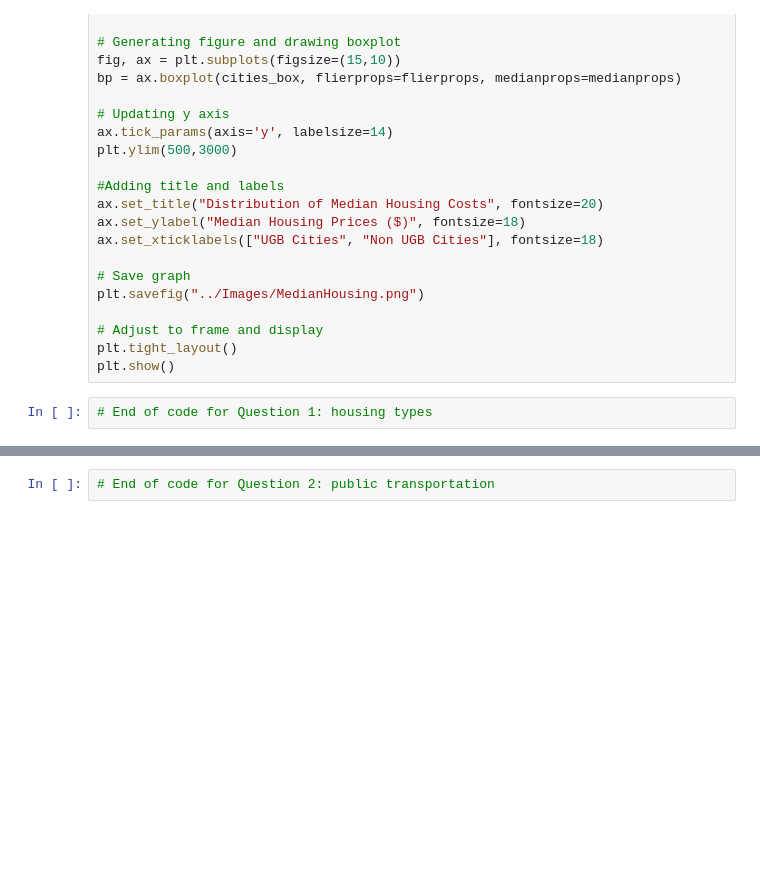
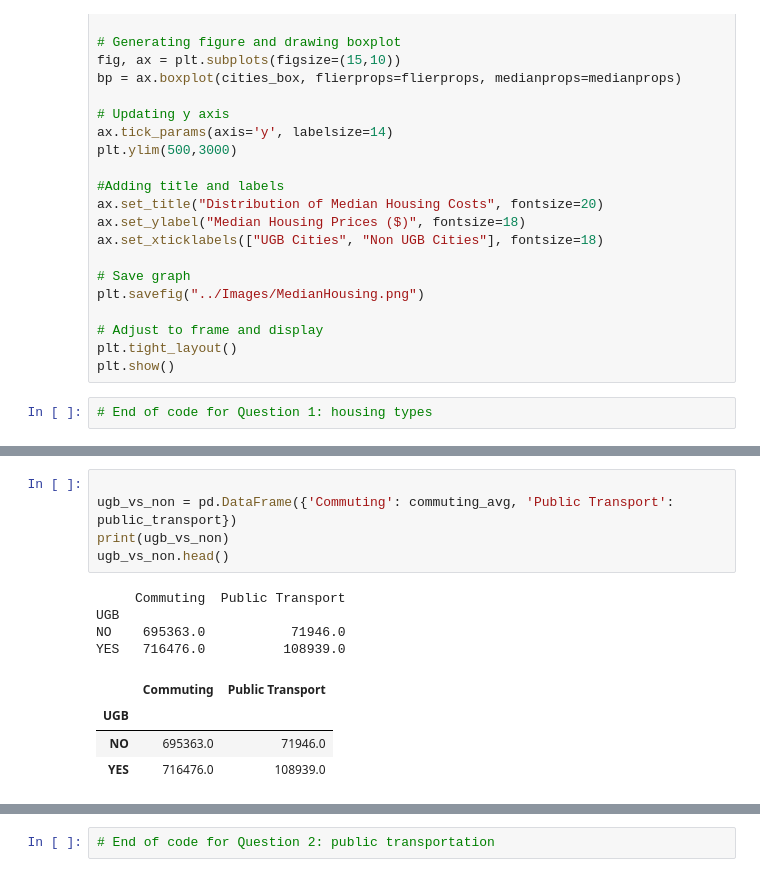
Before and after one commit to jrevier/Urban-Growth-Boundaries, a Jupyter notebook: UGB/UGB.ipynb, the cells around one changed output, grey strips where cells are left out. Drawn from its saved outputs; the diff is of its cells as text; blank space fills up the shorter version.

```diff
--- a/UGB/UGB.ipynb
+++ b/UGB/UGB.ipynb
@@ -157,0 +228,14 @@ plt.show()
+# %%
+
+ugb_vs_non = pd.DataFrame({'Commuting': commuting_avg, 'Public Transport': public_transport})
+print(ugb_vs_non)
+ugb_vs_non.head()
+# %% [output]
+     Commuting  Public Transport
+UGB
+NO    695363.0           71946.0
+YES   716476.0          108939.0
+|  | Commuting | Public Transport |
+| UGB |  |  |
+| NO | 695363.0 | 71946.0 |
+| YES | 716476.0 | 108939.0 |
```
Also changed, not shown: parts of 9 cells of this notebook, 6 other files.
